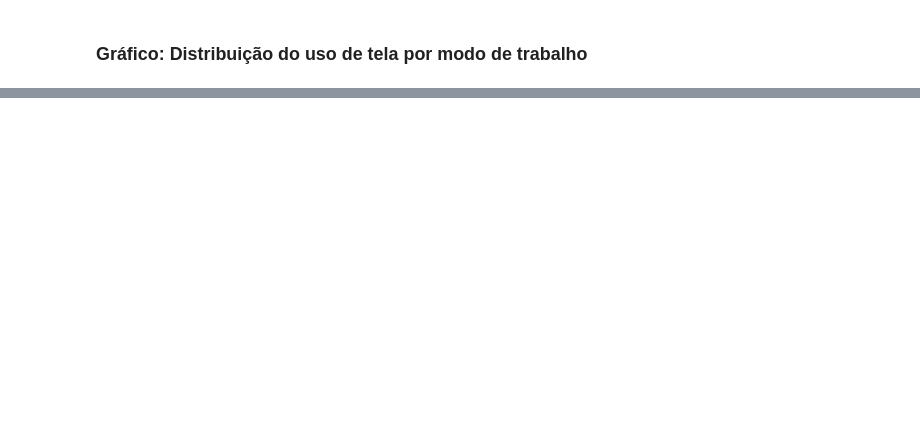
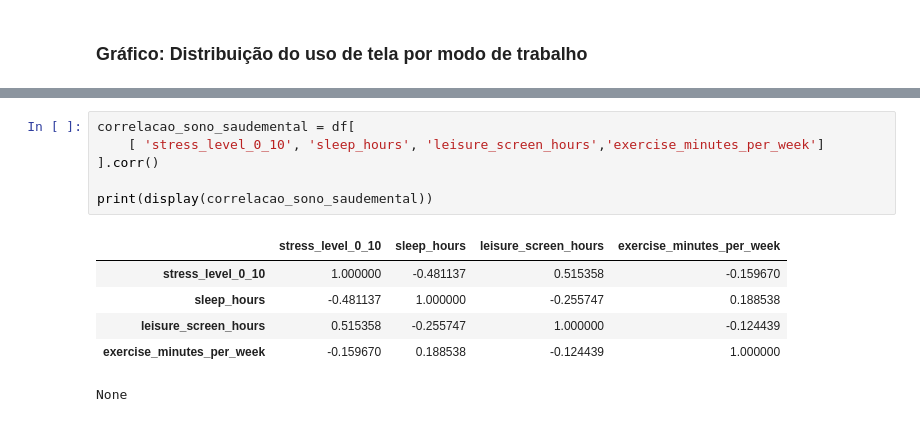
Before and after one commit to karenQuiroga88/python_cases, a Jupyter notebook: Case_v2.ipynb, the cells around one changed output, grey strips where cells are left out. Cells and saved outputs as stored; diff of their text form; blank space fills up the shorter version.

```diff
--- a/Case_v2.ipynb
+++ b/Case_v2.ipynb
@@ -311,3 +307,16 @@ graficoSaudeMental2.show()
 # %% [output]
 [interactive output not drawn]
 [interactive output not drawn]
+# %%
+correlacao_sono_saudemental = df[
+    [ 'stress_level_0_10', 'sleep_hours', 'leisure_screen_hours','exercise_minutes_per_week']
+].corr()
+
+print(display(correlacao_sono_saudemental))
+# %% [output]
+|  | stress_level_0_10 | sleep_hours | leisure_screen_hours | exercise_minutes_per_week |
+| stress_level_0_10 | 1.000000 | -0.481137 | 0.515358 | -0.159670 |
+| sleep_hours | -0.481137 | 1.000000 | -0.255747 | 0.188538 |
+| leisure_screen_hours | 0.515358 | -0.255747 | 1.000000 | -0.124439 |
+| exercise_minutes_per_week | -0.159670 | 0.188538 | -0.124439 | 1.000000 |
+None
```
Also changed, not shown: parts of 4 cells of this notebook.
